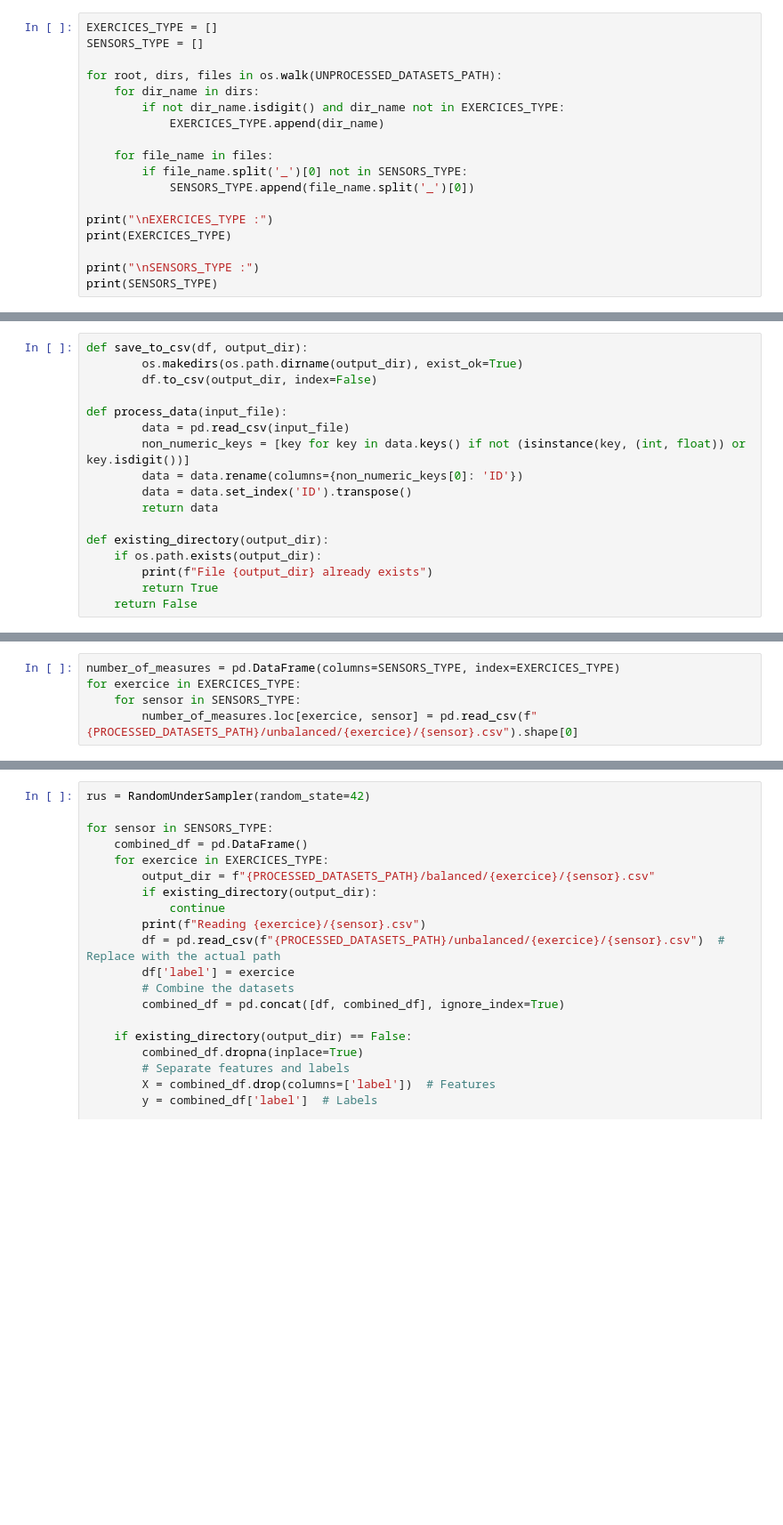
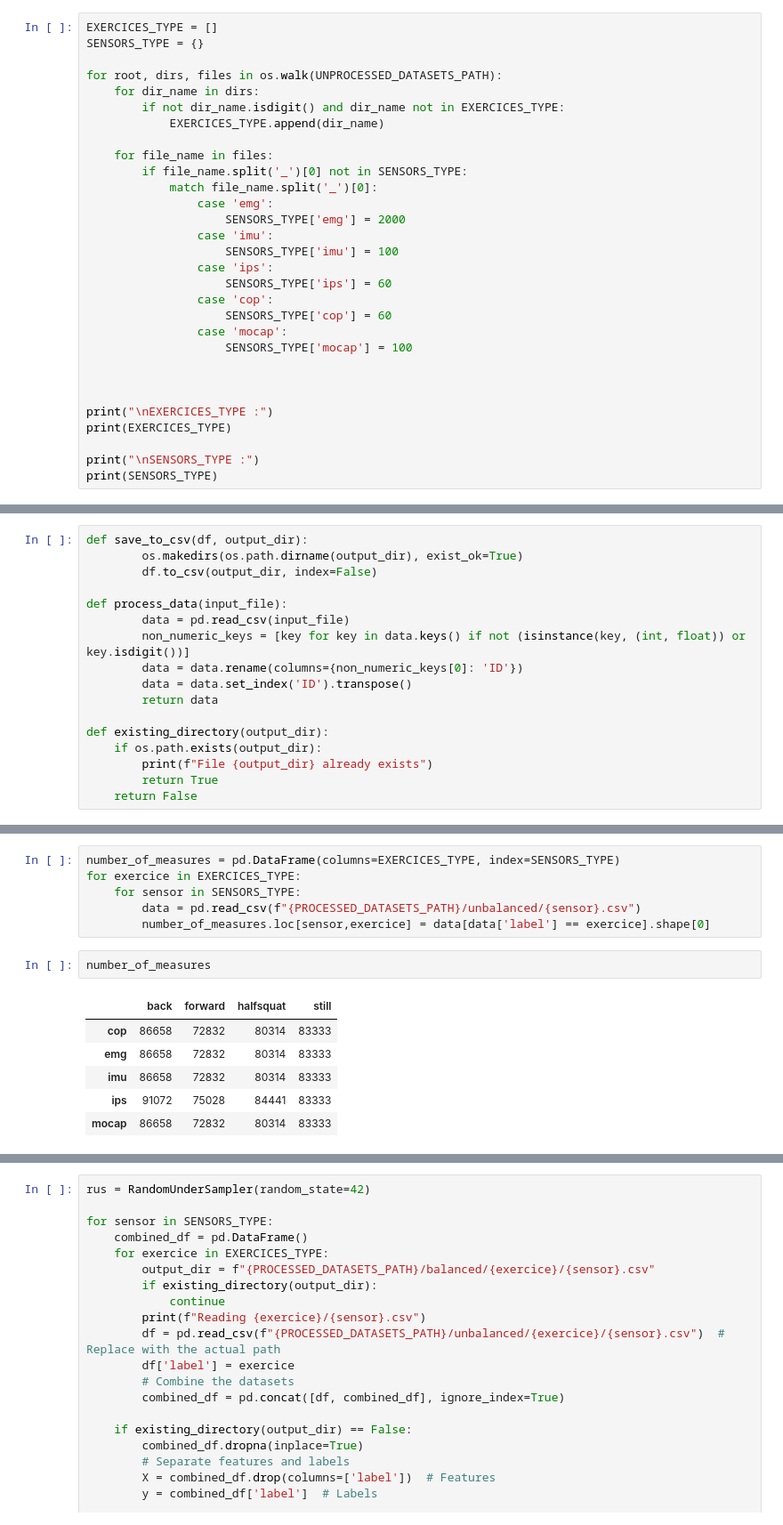
Before and after one commit to Florian-DAUVERGNE/Projet_Architectures_de_traitement_complexes, a Jupyter notebook: projet.ipynb, the cells around one changed output, grey strips where cells are left out. Shown at 89% size. Cells and saved outputs as stored; diff of their text form; blank space fills up the shorter version.

```diff
--- a/projet.ipynb
+++ b/projet.ipynb
@@ -11,7 +11,7 @@ PROCESSED_DATASETS_PATH = 'processed_datasets'
 SAMPLE_SIZE = len([name for name in os.listdir(UNPROCESSED_DATASETS_PATH) if os.path.isdir(os.path.join(UNPROCESSED_DATASETS_PATH, name))])
 # %%
 EXERCICES_TYPE = []
-SENSORS_TYPE = []
+SENSORS_TYPE = {}
 
 for root, dirs, files in os.walk(UNPROCESSED_DATASETS_PATH):
     for dir_name in dirs:
@@ -20,7 +20,19 @@ for root, dirs, files in os.walk(UNPROCESSED_DATASETS_PATH):
 
     for file_name in files:
         if file_name.split('_')[0] not in SENSORS_TYPE:
-            SENSORS_TYPE.append(file_name.split('_')[0])
+            match file_name.split('_')[0]:
+                case 'emg':
+                    SENSORS_TYPE['emg'] = 2000
+                case 'imu':
+                    SENSORS_TYPE['imu'] = 100
+                case 'ips':
+                    SENSORS_TYPE['ips'] = 60
+                case 'cop':
+                    SENSORS_TYPE['cop'] = 60
+                case 'mocap':
+                    SENSORS_TYPE['mocap'] = 100
+
+
 
 print("\nEXERCICES_TYPE :")
 print(EXERCICES_TYPE)
@@ -85,5 +126,15 @@ Saving still to processed_datasets/unbalanced/still/mocap.csv
 # %%
-number_of_measures = pd.DataFrame(columns=SENSORS_TYPE, index=EXERCICES_TYPE)
+number_of_measures = pd.DataFrame(columns=EXERCICES_TYPE, index=SENSORS_TYPE)
 for exercice in EXERCICES_TYPE:
     for sensor in SENSORS_TYPE:
-        number_of_measures.loc[exercice, sensor] = pd.read_csv(f"{PROCESSED_DATASETS_PATH}/unbalanced/{exercice}/{sensor}.csv").shape[0]
+        data = pd.read_csv(f"{PROCESSED_DATASETS_PATH}/unbalanced/{sensor}.csv")
+        number_of_measures.loc[sensor,exercice] = data[data['label'] == exercice].shape[0]
+# %%
+number_of_measures
+# %% [output]
+|  | back | forward | halfsquat | still |
+| cop | 86658 | 72832 | 80314 | 83333 |
+| emg | 86658 | 72832 | 80314 | 83333 |
+| imu | 86658 | 72832 | 80314 | 83333 |
+| ips | 91072 | 75028 | 84441 | 83333 |
+| mocap | 86658 | 72832 | 80314 | 83333 |
```
Also changed, not shown: parts of 20 cells of this notebook.
